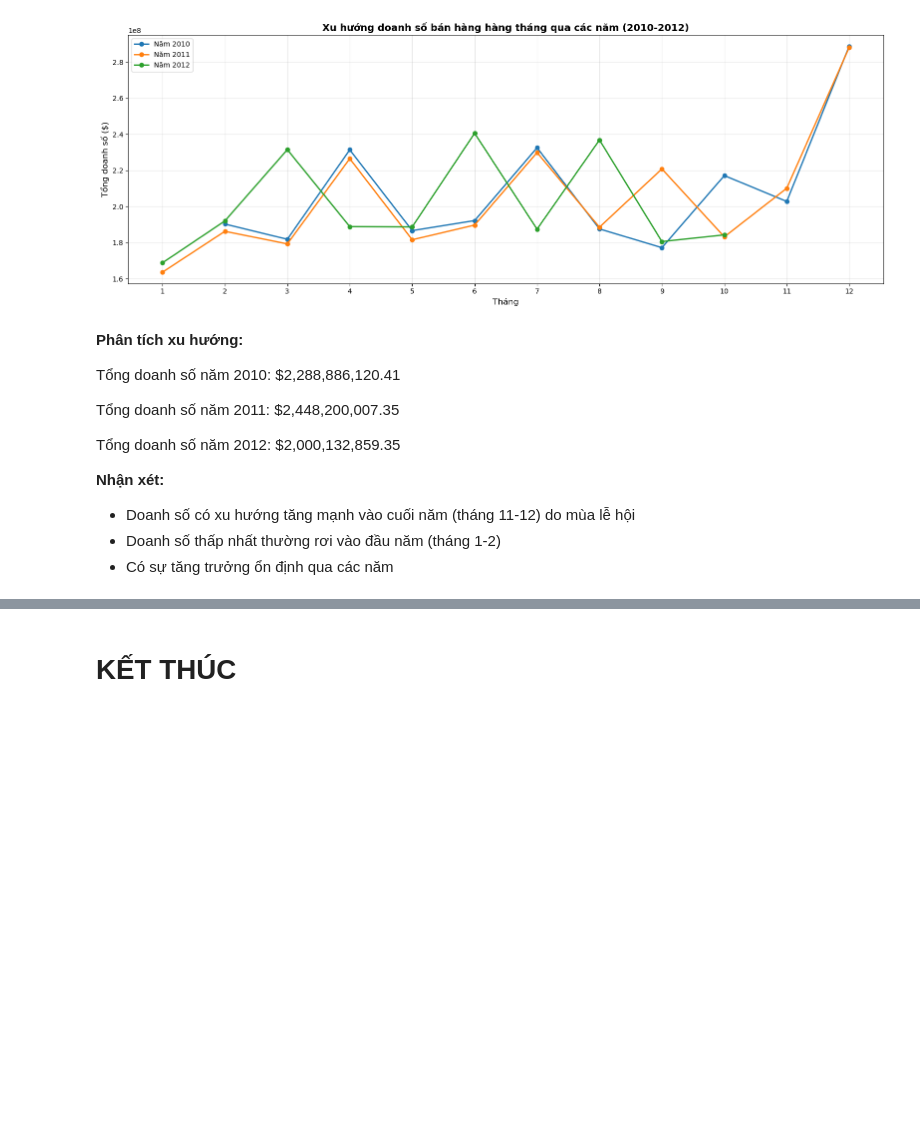
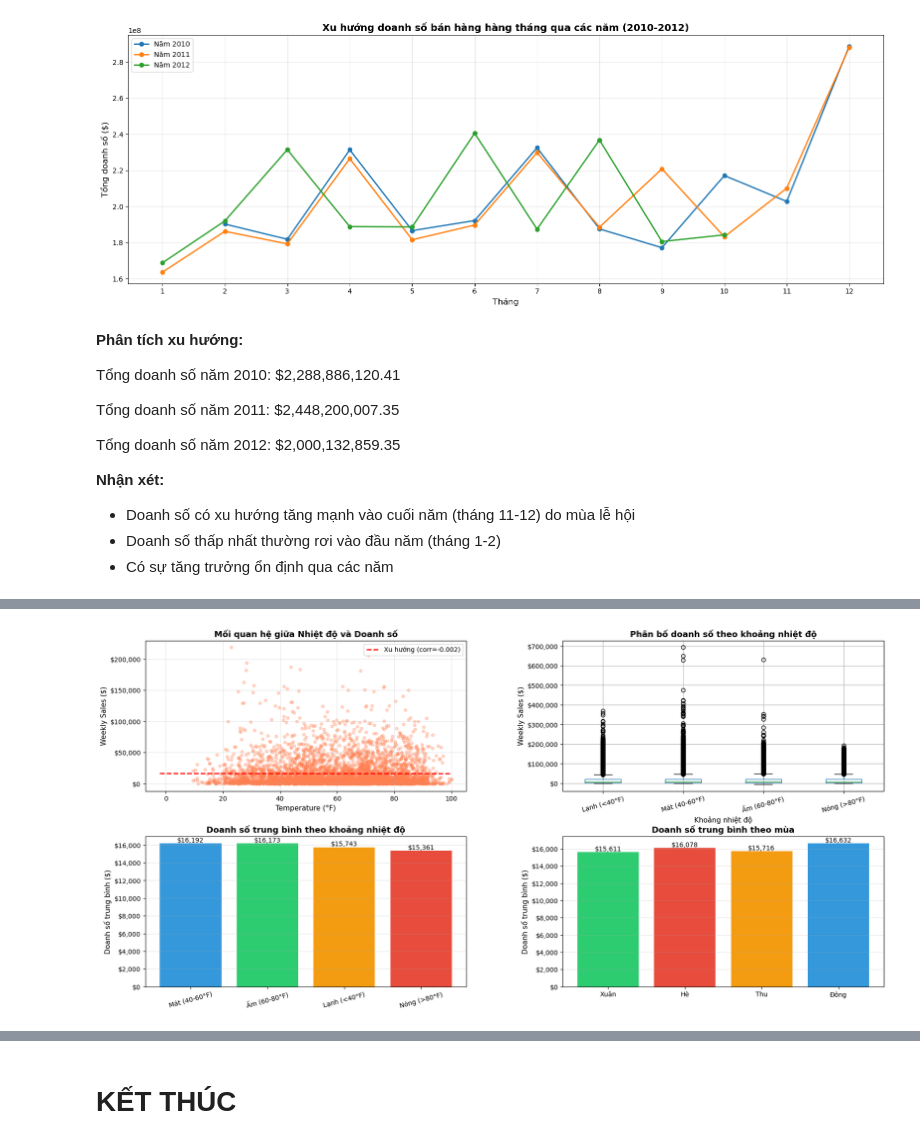
Before and after one commit to aquattda/LTT_DA, a Jupyter notebook: Do_An/3122410447_LTT.ipynb, the cells around one changed output, grey strips where cells are left out. Saved outputs shown, nothing was run; the diff lists cells and outputs as text; code cells hidden in the pictures; blank space fills up the shorter version.

```diff
--- a/Do_An/3122410447_LTT.ipynb
+++ b/Do_An/3122410447_LTT.ipynb
@@ -907,0 +891,96 @@ See the caveats in the documentation: https://pandas.pydata.org/pandas-docs/stab
+# %%
+# PHÂN TÍCH: Ảnh hưởng của Temperature đến Weekly_Sales
+
+# 1. Tính correlation
+temp_sales_corr = walmart_data[['Temperature', 'Weekly_Sales']].corr().iloc[0, 1]
+
+# 2. Phân nhóm nhiệt độ
+walmart_data['Temp_Range'] = pd.cut(walmart_data['Temperature'],
+                                     bins=[0, 40, 60, 80, 100],
+                                     labels=['Lạnh (<40°F)', 'Mát (40-60°F)',
+                                            'Ấm (60-80°F)', 'Nóng (>80°F)'])
+
+# 3. Thống kê doanh số theo khoảng nhiệt độ
+temp_stats = walmart_data.groupby('Temp_Range')['Weekly_Sales'].agg(['mean', 'median', 'count'])
+
+# 4. Phân tích theo mùa (dựa vào tháng)
+walmart_data['Season'] = walmart_data['Month'].map({
+    12: 'Đông', 1: 'Đông', 2: 'Đông',
+    3: 'Xuân', 4: 'Xuân', 5: 'Xuân',
+    6: 'Hè', 7: 'Hè', 8: 'Hè',
+    9: 'Thu', 10: 'Thu', 11: 'Thu'
+})
+
+season_temp_sales = walmart_data.groupby('Season').agg({
+    'Temperature': 'mean',
+    'Weekly_Sales': 'mean'
+}).round(2)
+
+# VISUALIZATION
+fig = plt.figure(figsize=(20, 10))
+gs = fig.add_gridspec(2, 2, hspace=0.3, wspace=0.3)
+
+# Chart 1: Scatter plot Temperature vs Weekly_Sales
+ax1 = fig.add_subplot(gs[0, 0])
+sample = walmart_data.sample(n=min(5000, len(walmart_data)), random_state=42)
+ax1.scatter(sample['Temperature'], sample['Weekly_Sales'], alpha=0.3, s=20, color='coral')
+ax1.set_title('Mối quan hệ giữa Nhiệt độ và Doanh số', fontsize=13, fontweight='bold')
+ax1.set_xlabel('Temperature (°F)', fontsize=11)
+ax1.set_ylabel('Weekly Sales ($)', fontsize=11)
+ax1.grid(True, alpha=0.3)
+ax1.yaxis.set_major_formatter(mtick.StrMethodFormatter('${x:,.0f}'))
+
+# Thêm đường xu hướng
+z = np.polyfit(walmart_data['Temperature'].dropna(),
+               walmart_data.loc[walmart_data['Temperature'].notna(), 'Weekly_Sales'], 1)
+p = np.poly1d(z)
+temp_range = np.linspace(walmart_data['Temperature'].min(),
+                         walmart_data['Temperature'].max(), 100)
+ax1.plot(temp_range, p(temp_range), "r--", linewidth=2, label=f'Xu hướng (corr={temp_sales_corr:.3f})')
+ax1.legend()
+
+# Chart 2: Box plot doanh số theo khoảng nhiệt độ
+ax2 = fig.add_subplot(gs[0, 1])
+walmart_data.boxplot(column='Weekly_Sales', by='Temp_Range', ax=ax2)
+ax2.set_title('Phân bố doanh số theo khoảng nhiệt độ', fontsize=13, fontweight='bold')
+ax2.set_xlabel('Khoảng nhiệt độ', fontsize=11)
+ax2.set_ylabel('Weekly Sales ($)', fontsize=11)
+ax2.tick_params(axis='x', rotation=15)
+ax2.yaxis.set_major_formatter(mtick.StrMethodFormatter('${x:,.0f}'))
+plt.suptitle('')
+
+# Chart 3: Bar chart doanh số trung bình theo khoảng nhiệt độ
+ax3 = fig.add_subplot(gs[1, 0])
+temp_avg = walmart_data.groupby('Temp_Range')['Weekly_Sales'].mean().sort_values(ascending=False)
+bars = ax3.bar(range(len(temp_avg)), temp_avg.values,
+              color=['#3498db', '#2ecc71', '#f39c12', '#e74c3c'])
+ax3.set_xticks(range(len(temp_avg)))
+ax3.set_xticklabels(temp_avg.index, rotation=15)
+ax3.set_title('Doanh số trung bình theo khoảng nhiệt độ', fontsize=13, fontweight='bold')
+ax3.set_ylabel('Doanh số trung bình ($)', fontsize=11)
+ax3.grid(axis='y', alpha=0.3)
+ax3.yaxis.set_major_formatter(mtick.StrMethodFormatter('${x:,.0f}'))
+
+for bar, v in zip(bars, temp_avg.values):
+    ax3.text(bar.get_x() + bar.get_width()/2, bar.get_height(),
+            f'${v:,.0f}', ha='center', va='bottom', fontsize=10)
+
+# Chart 4: Doanh số theo mùa
+ax4 = fig.add_subplot(gs[1, 1])
+season_order = ['Xuân', 'Hè', 'Thu', 'Đông']
+season_sales = walmart_data.groupby('Season')['Weekly_Sales'].mean().reindex(season_order)
+bars = ax4.bar(season_sales.index, season_sales.values,
+              color=['#2ecc71', '#e74c3c', '#f39c12', '#3498db'])
+ax4.set_title('Doanh số trung bình theo mùa', fontsize=13, fontweight='bold')
+ax4.set_ylabel('Doanh số trung bình ($)', fontsize=11)
+ax4.grid(axis='y', alpha=0.3)
+ax4.yaxis.set_major_formatter(mtick.StrMethodFormatter('${x:,.0f}'))
+
+for bar, v in zip(bars, season_sales.values):
+    ax4.text(bar.get_x() + bar.get_width()/2, bar.get_height(),
+            f'${v:,.0f}', ha='center', va='bottom', fontsize=10)
+
+plt.tight_layout()
+plt.show()
+# %% [output]
+[figure, added]
```
Also changed, not shown: parts of 63 cells of this notebook, 19 other files.
